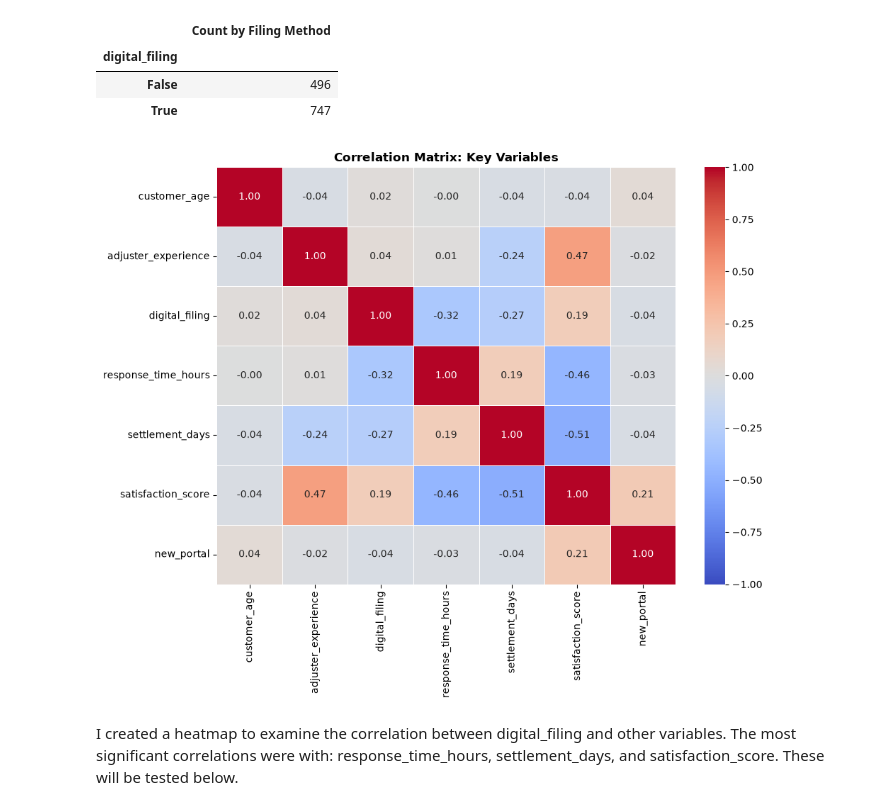
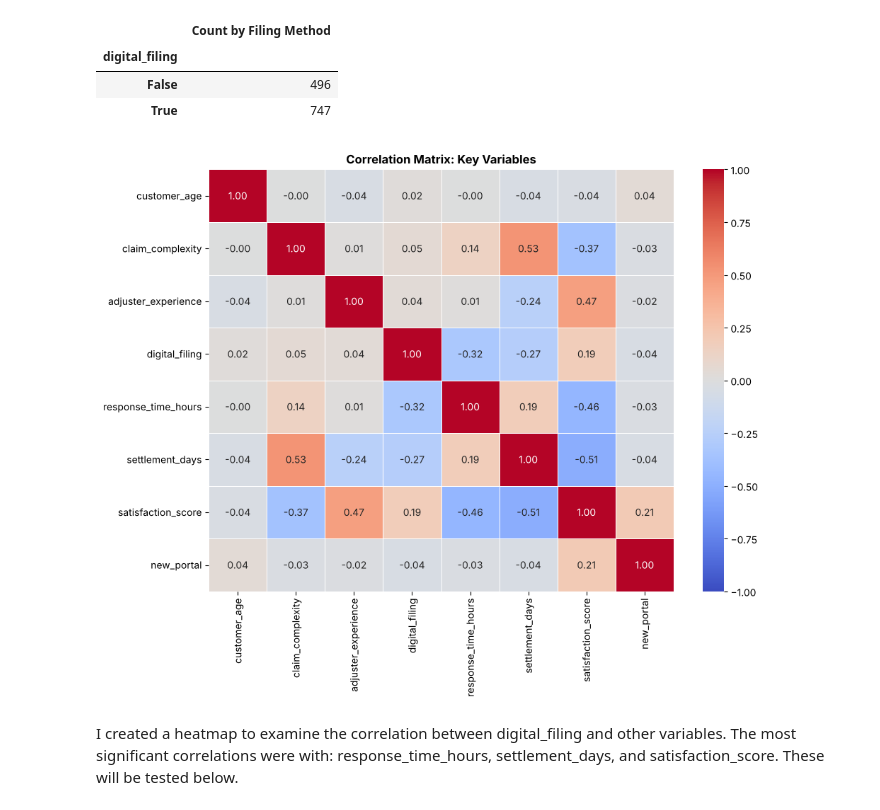
Before and after one commit to jscode-1302/insurance-claims-optimization, a Jupyter notebook: analysis.ipynb, the cells around one changed output. Cells and saved outputs as stored; diff of their text form; code cells hidden in the pictures.

```diff
--- a/analysis.ipynb
+++ b/analysis.ipynb
@@ -192,17 +192,18 @@ df_filing
 | False | 496 |
 | True | 747 |
 # %%
-df_heatmap = df.drop(columns=['claim_id', 'claim_type', 'claim_complexity', 'claim_amount', 'customer_tenure_years'])
+df_heatmap = df.drop(columns=['claim_id', 'claim_type', 'claim_amount', 'customer_tenure_years'])
+df_heatmap['claim_complexity'] = df_heatmap['claim_complexity'].map({'Simple': 1, 'Moderate': 2, 'Complex': 3})
 corr = df_heatmap.corr()
 
 plt.figure(figsize=(10, 8))
 sns.heatmap(corr, annot=True, cmap='coolwarm', vmin=-1, vmax=1, fmt='.2f', linewidths=0.5)
 plt.title('Correlation Matrix: Key Variables', fontsize=12, fontweight='bold')
 plt.tight_layout()
 plt.savefig('images/correlation_heatmap.png', dpi=300, bbox_inches='tight')
 plt.show()
 # %% [output]
-[figure, old version]
+[figure, new version]
 # %% [markdown]
 I created a heatmap to examine the correlation between digital_filing and other variables. The most significant correlations were with: response_time_hours, settlement_days, and satisfaction_score. These will be tested below.
 # %%
```
Also changed, not shown: parts of 22 cells of this notebook, 6 other files.
